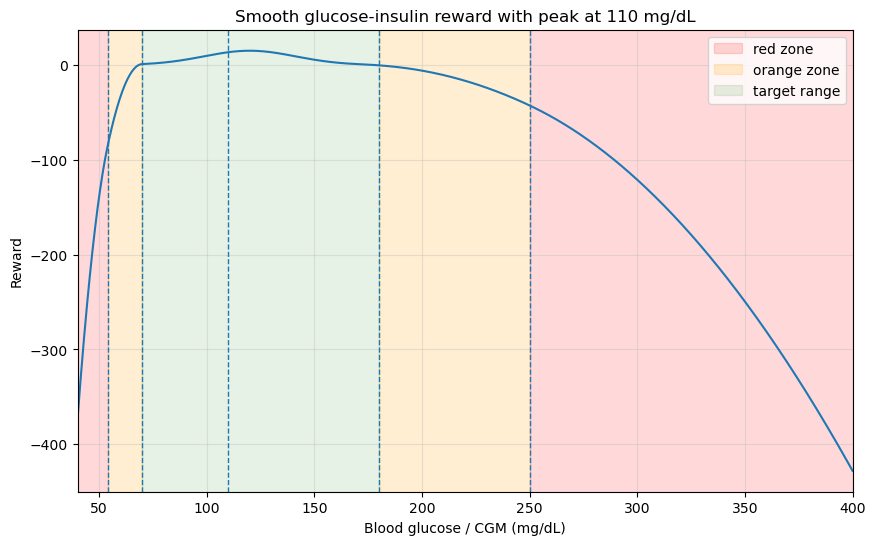
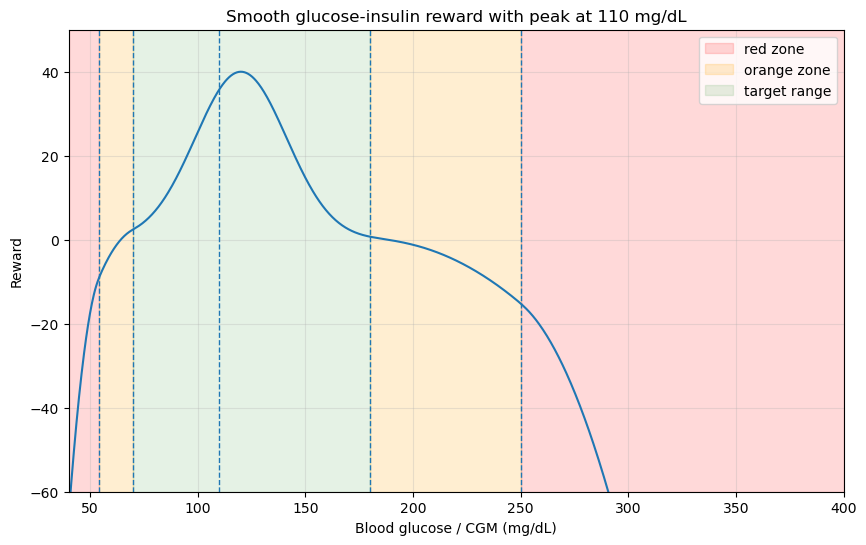
The notebook cell's code change between the first figure and the second:
--- before
+++ after
@@ -19,19 +19,13 @@
 
     # Peak at 110 mg/dL
-    #target_reward = 1.2*(1.0 - ((bg - 110.0) / 50.0) ** 2)
-    target_reward = 15 * np.exp(-((bg - 120.0) / 30.0) ** 2)
+    target_reward = 40 * np.exp(-((bg - 120.0) / 30.0) ** 2)
 
     # Smoothly increasing penalties
-    low_penalty = 3.0 * softplus((70.0 - bg) / 3.0) ** 2
-    severe_low_penalty = 6.0 * softplus((54.0 - bg) / 4.0) ** 2
+    low_penalty = 3.0 * softplus((70.0 - bg) / 9.0) ** 2
+    severe_low_penalty = 6.0 * softplus((54.0 - bg) / 6.0) ** 2
 
-    high_penalty = 1.5 * softplus((bg - 170.0) / 15.0) ** 2
-    severe_high_penalty = 3.0 * softplus((bg - 250.0) / 30.0) ** 2
-
-    insulin_penalty = 0.01 * insulin
-    excess_penalty = 2.0 * softplus(
-        raw_insulin - max_insulin_action,
-        sharpness=4.0,
-    ) ** 2
+    high_penalty = 1.5 * softplus((bg - 180.0) / 22.0) ** 2
+    severe_high_penalty = 3.0 * softplus((bg - 250.0) / 15.0) ** 2
+    
 
     return float(
@@ -41,6 +35,4 @@
         - high_penalty
         - severe_high_penalty
-        - insulin_penalty
-        - excess_penalty
     )
 
@@ -76,5 +68,5 @@
 plt.ylabel("Reward")
 plt.xlim(40, 400)
-#plt.ylim(-35, 2)
+plt.ylim(-60, 50)
 plt.grid(True, alpha=0.3)
 plt.legend()

Commit: Cleaned